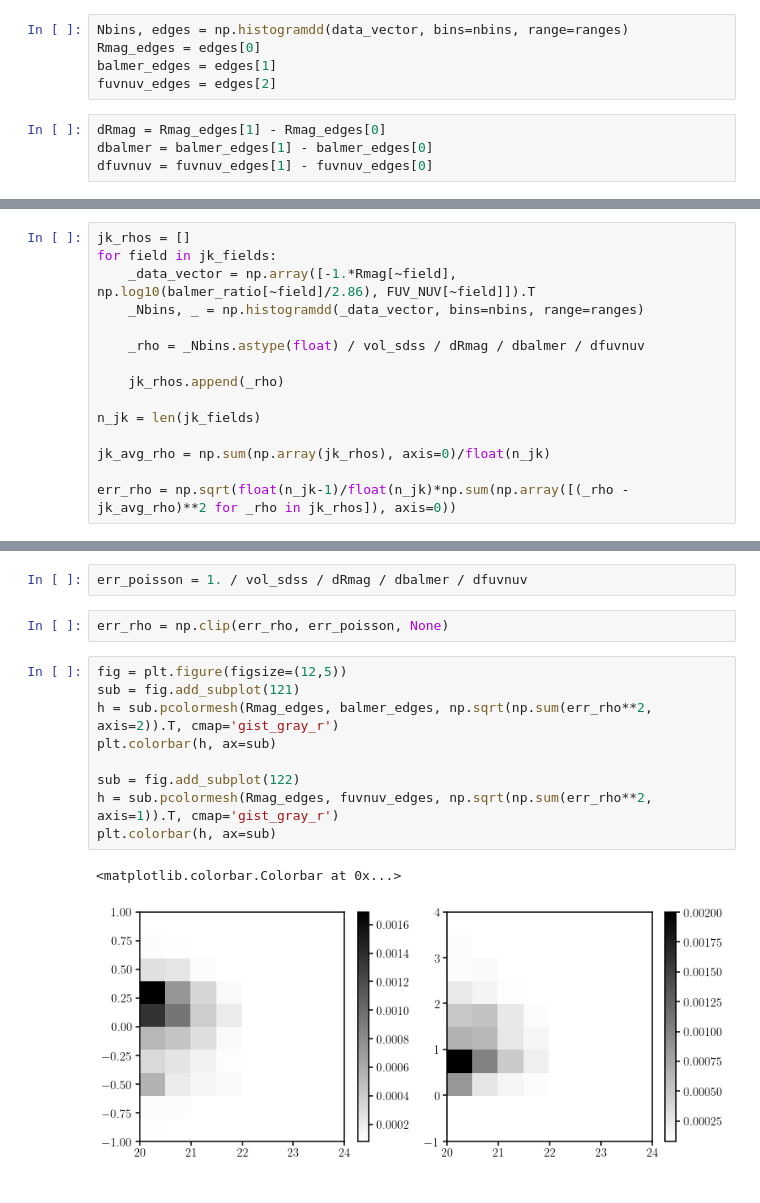
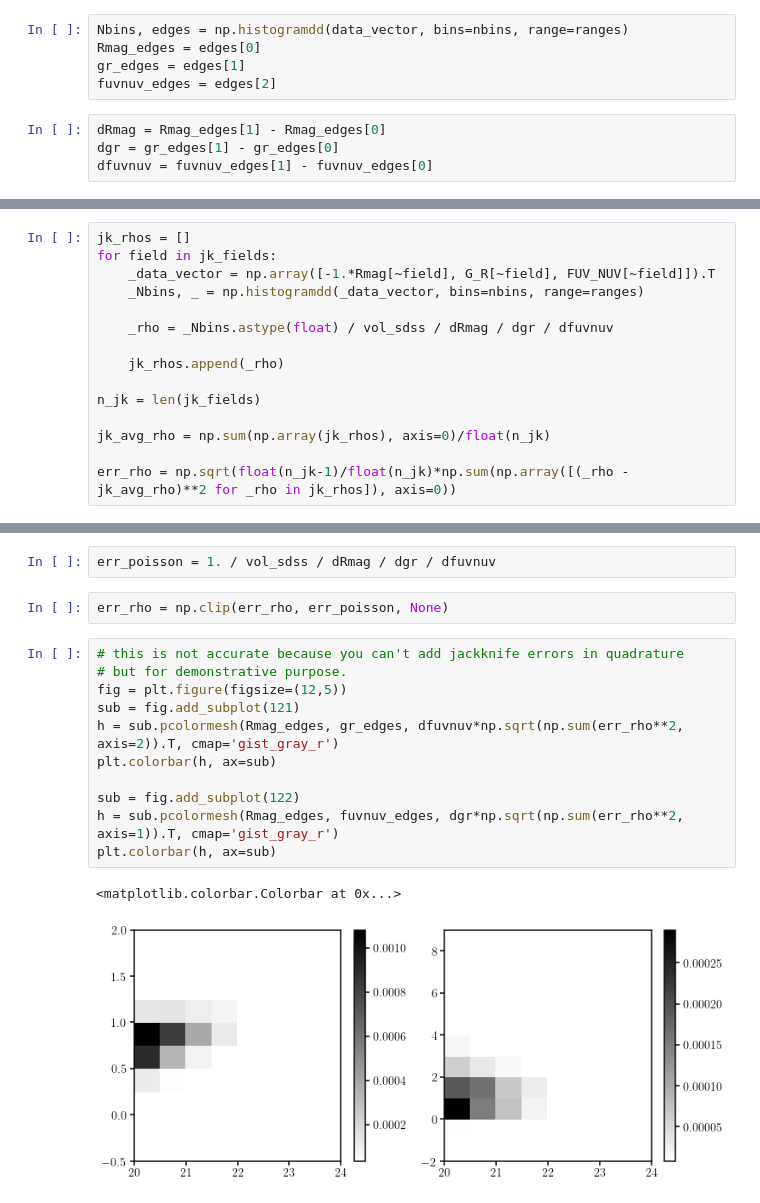
Before and after one commit to IQcollaboratory/galpopFM, a Jupyter notebook: nb/observable.ipynb, the cells around one changed output, grey strips where cells are left out. Cells and saved outputs as stored; diff of their text form.

Commit message:
balmer ratio changed to g-r color for observable

```diff
--- a/nb/observable.ipynb
+++ b/nb/observable.ipynb
@@ -57,10 +62,10 @@ ranges = [(20, 24), (-1, 1.), (-1, 4.)]
 # %%
 Nbins, edges = np.histogramdd(data_vector, bins=nbins, range=ranges)
 Rmag_edges = edges[0]
-balmer_edges = edges[1]
+gr_edges = edges[1]
 fuvnuv_edges = edges[2]
 # %%
 dRmag = Rmag_edges[1] - Rmag_edges[0]
-dbalmer = balmer_edges[1] - balmer_edges[0]
+dgr = gr_edges[1] - gr_edges[0]
 dfuvnuv = fuvnuv_edges[1] - fuvnuv_edges[0]
 # %%
@@ -127,10 +132,10 @@ field 10: 133
 # %%
 jk_rhos = []
 for field in jk_fields:
-    _data_vector = np.array([-1.*Rmag[~field], np.log10(balmer_ratio[~field]/2.86), FUV_NUV[~field]]).T
+    _data_vector = np.array([-1.*Rmag[~field], G_R[~field], FUV_NUV[~field]]).T
     _Nbins, _ = np.histogramdd(_data_vector, bins=nbins, range=ranges)
 
-    _rho = _Nbins.astype(float) / vol_sdss / dRmag / dbalmer / dfuvnuv
+    _rho = _Nbins.astype(float) / vol_sdss / dRmag / dgr / dfuvnuv
 
     jk_rhos.append(_rho)
 
@@ -142,19 +147,21 @@ err_rho = np.sqrt(float(n_jk-1)/float(n_jk)*np.sum(np.array([(_rho - jk_avg_rho)
 # %% [markdown]
 Lets add some poisson noise for bins without any galaxies
 # %%
-err_poisson = 1. / vol_sdss / dRmag / dbalmer / dfuvnuv
+err_poisson = 1. / vol_sdss / dRmag / dgr / dfuvnuv
 # %%
 err_rho = np.clip(err_rho, err_poisson, None)
 # %%
+# this is not accurate because you can't add jackknife errors in quadrature
+# but for demonstrative purpose.
 fig = plt.figure(figsize=(12,5))
 sub = fig.add_subplot(121)
-h = sub.pcolormesh(Rmag_edges, balmer_edges, np.sqrt(np.sum(err_rho**2, axis=2)).T, cmap='gist_gray_r')
+h = sub.pcolormesh(Rmag_edges, gr_edges, dfuvnuv*np.sqrt(np.sum(err_rho**2, axis=2)).T, cmap='gist_gray_r')
 plt.colorbar(h, ax=sub)
 
 sub = fig.add_subplot(122)
-h = sub.pcolormesh(Rmag_edges, fuvnuv_edges, np.sqrt(np.sum(err_rho**2, axis=1)).T, cmap='gist_gray_r')
+h = sub.pcolormesh(Rmag_edges, fuvnuv_edges, dgr*np.sqrt(np.sum(err_rho**2, axis=1)).T, cmap='gist_gray_r')
 plt.colorbar(h, ax=sub)
 # %% [output]
 <matplotlib.colorbar.Colorbar at 0x...>
-[figure, old version]
+[figure, new version]
 # %%
```
Also changed, not shown: parts of 9 cells of this notebook, 1 other file.
